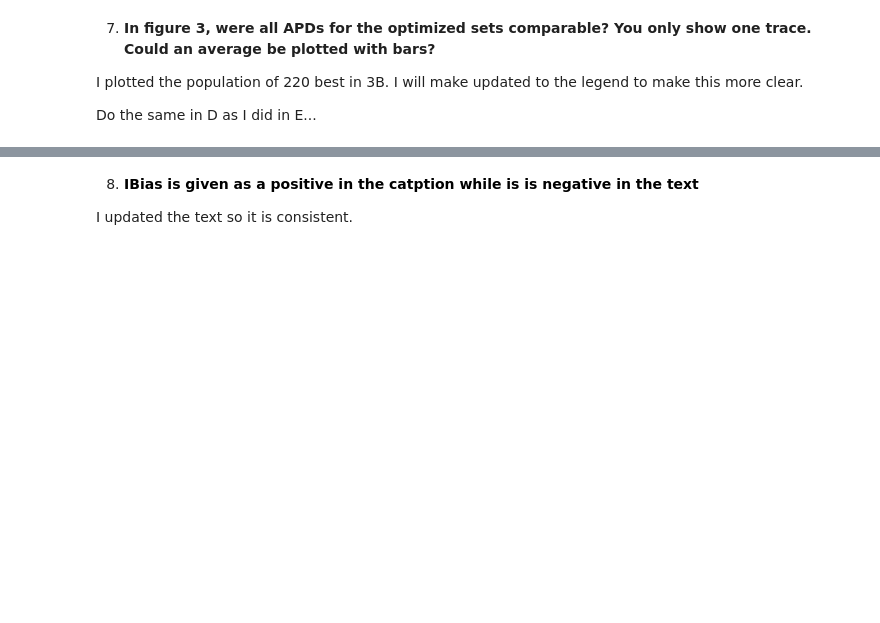
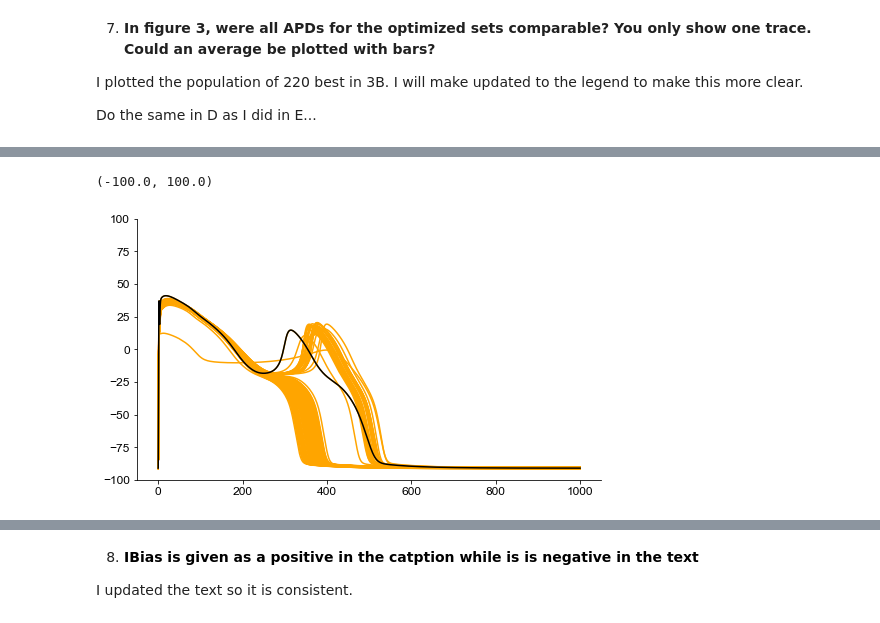
Before and after one commit to Christini-Lab/rrc-conductance-profile, a Jupyter notebook: reviewer_response.ipynb, the cells around one changed output, grey strips where cells are left out. Saved outputs shown, nothing was run; the diff lists cells and outputs as text; code cells hidden in the pictures; blank space fills up the shorter version.

```diff
--- a/reviewer_response.ipynb
+++ b/reviewer_response.ipynb
@@ -235,0 +283,14 @@ robust_data
+# %%
+fig, axs = plt.subplots(1, figsize = (7,4), constrained_layout = True)
+v = 8
+
+for i in range(0, len(robust_data['type'])-1):
+    plt.plot(eval(robust_data['t_'+str(v)][i]), eval(robust_data['v_'+str(v)][i]), color = 'orange')
+
+
+plt.plot(eval(robust_data['t_'+str(v)][221]), eval(robust_data['v_'+str(v)][221]), color = 'black')
+
+plt.ylim([-100,100])
+# %% [output]
+(-100.0, 100.0)
+[figure, added]
```
Also changed, not shown: parts of 11 cells of this notebook, 1 other file.
